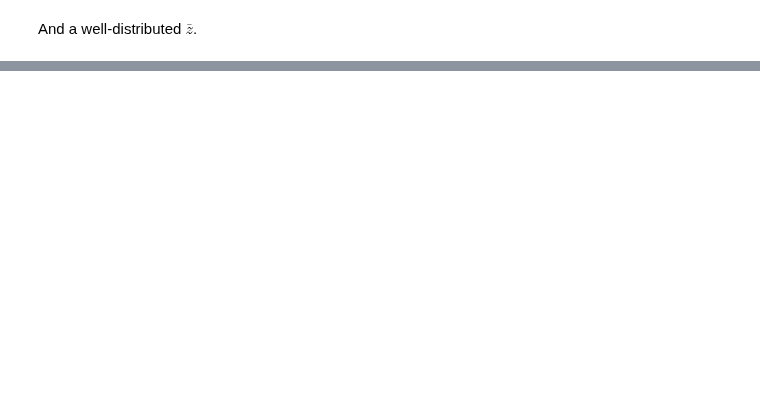
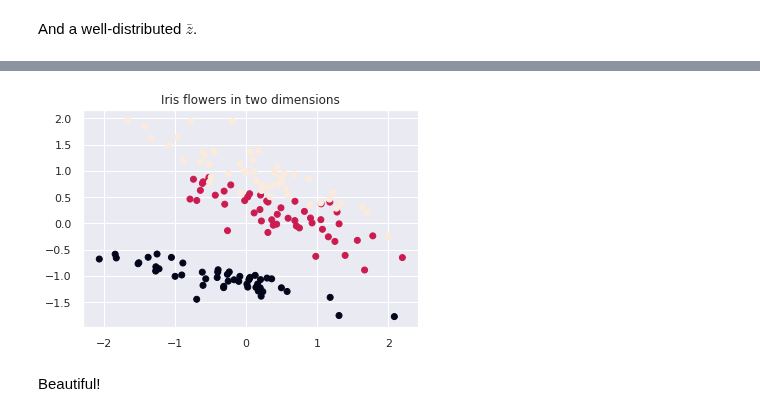
Before and after one commit to tobias-beers/RNA_visualization, a Jupyter notebook: Code/PyStan/PPCA-part2.ipynb, the cells around one changed output, grey strips where cells are left out. Saved outputs shown, nothing was run; the diff lists cells and outputs as text; code cells hidden in the pictures; blank space fills up the shorter version.

Commit message:
zifa reproduces x and y correctly, ppca test on iris dataset

```diff
--- a/Code/PyStan/PPCA-part2.ipynb
+++ b/Code/PyStan/PPCA-part2.ipynb
@@ -520,0 +486,13 @@ Average standard deviation of z (PPCA):  [1.19259496 1.91292243]
+# %%
+from sklearn import datasets
+iris = datasets.load_iris()
+iris_x = iris.data
+iris_y = iris.target
+# %%
+iris_dat = {'N': 150, 'D':4, 'M':2, 'x':np.array(iris_x)}
+
+irisfit = ppca_pystan_mu.sampling(data=iris_dat, iter=200, chains=1)
+iris_fitreturn = irisfit.extract()
+
+best_ind = np.where(iris_fitreturn['lp__']==max(iris_fitreturn['lp__']))[0][0]
+latent_data = iris_fitreturn['z'][best_ind]
@@ -520,0 +502,8 @@ Average standard deviation of z (PPCA):  [1.19259496 1.91292243]
+# %%
+plt.scatter(latent_data[0,:], latent_data[1,:], c=iris_y)
+plt.title('Iris flowers in two dimensions')
+plt.show()
+# %% [output]
+[figure, added]
+# %% [markdown]
+Beautiful!
```
Also changed, not shown: parts of 27 cells of this notebook, 1 other file.
